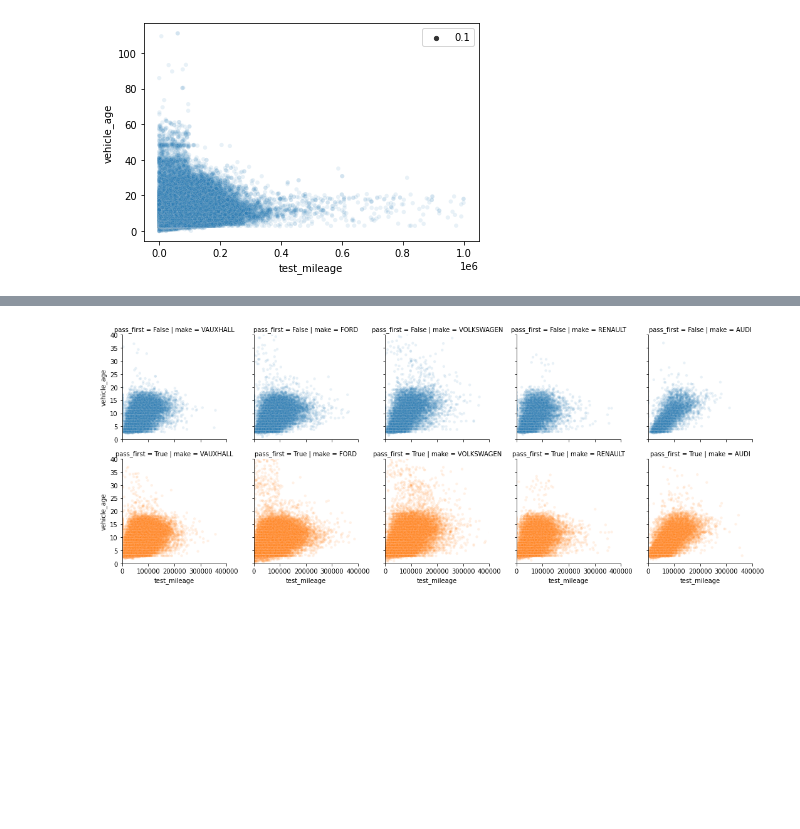
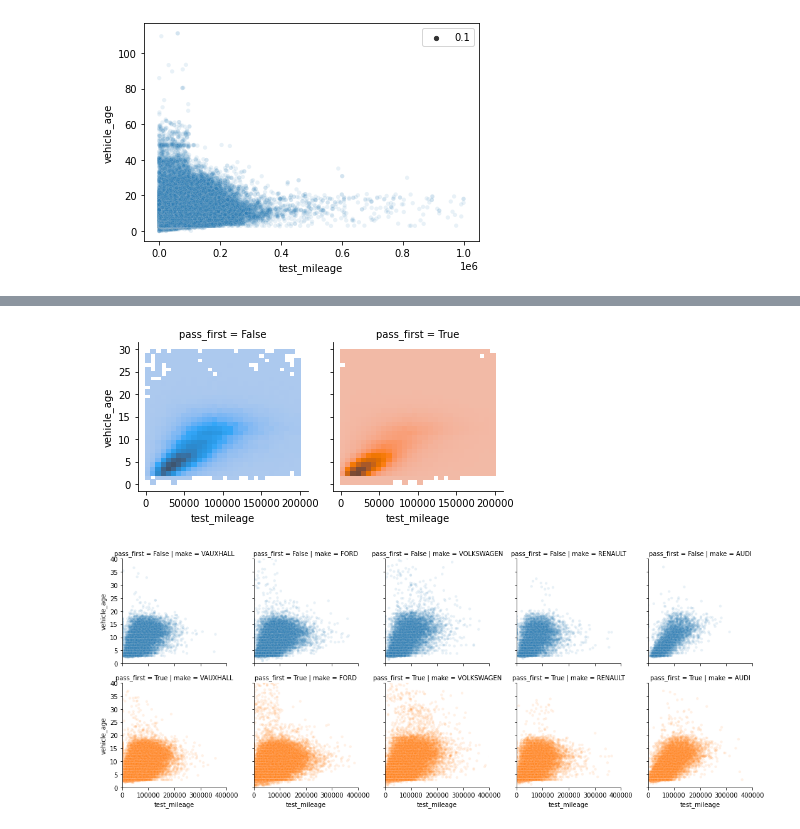
Before and after one commit to adin786/mot-data, a Jupyter notebook: mot_analysis.ipynb, the cells around one changed output, grey strips where cells are left out. Cells and saved outputs as stored; diff of their text form; code cells hidden in the pictures; blank space fills up the shorter version.

```diff
--- a/mot_analysis.ipynb
+++ b/mot_analysis.ipynb
@@ -281,3 +289,10 @@ sns.scatterplot(data=df, x='test_mileage', y='vehicle_age', alpha=0.1, size=0.1)
+# %%
+# Displot to get 2d distribution
+# Scatter plot according to pass_first column, which is True only if result = "P"
+g = sns.FacetGrid(df, col='pass_first', hue='pass_first')
+g.map(sns.histplot, 'test_mileage', 'vehicle_age', bins=30, binrange=((0,200000),(0,30)));
+# %% [output]
+[figure, added]
 # %%
 # Try a facet plot but across the top 5 vehicle makes
 df_m = df[df.make.isin(top5makes_list)]
```
Also changed, not shown: parts of 24 cells of this notebook.
